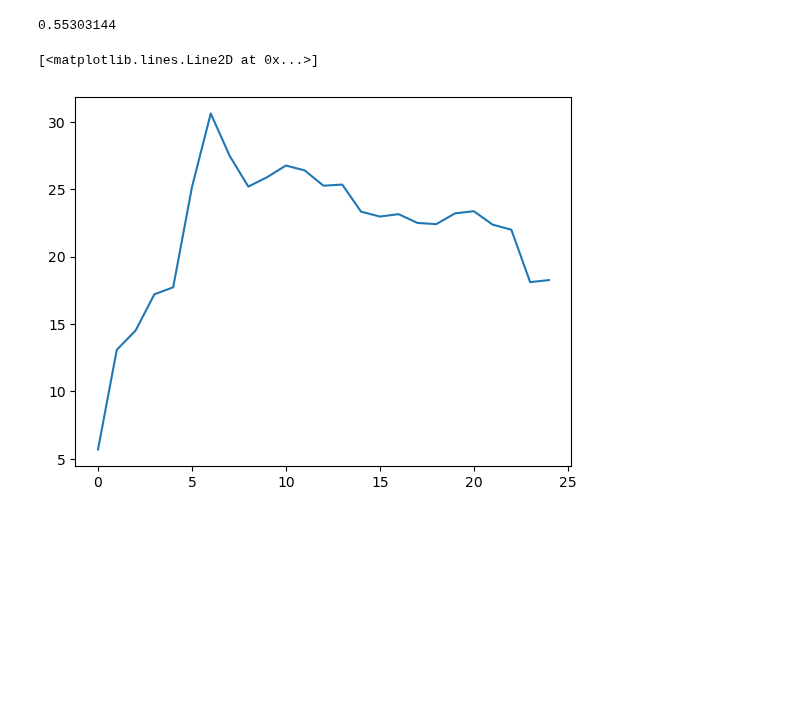
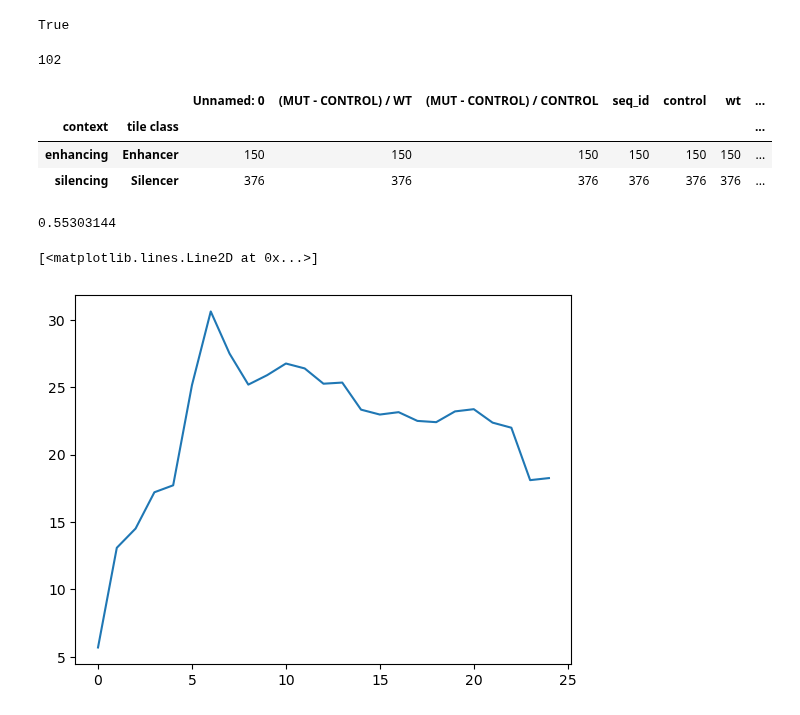
Before and after one commit to p-koo/creme-nn, a Jupyter notebook: figures/sevagir.ipynb, the cells around one changed output. Cells and saved outputs as stored; diff of their text form; code cells hidden in the pictures; blank space fills up the shorter version.

```diff
--- a/figures/sevagir.ipynb
+++ b/figures/sevagir.ipynb
@@ -35,3 +68,20 @@ To enable them in other operations, rebuild TensorFlow with the appropriate comp
+# %%
+np.array_equal(cre_tiles_starts, np.array(cre_tiles)[:, 0])
+# %% [output]
+True
+# %%
+len(cre_tiles)
+# %% [output]
+102
+# %%
+cre_df=pd.read_csv( f'../results/summary_csvs/enformer/sufficient_CREs.csv')
+# %%
+cre_df.groupby(['context', 'tile class']).count()
+# %% [output]
+|  |  | Unnamed: 0 | (MUT - CONTROL) / WT | (MUT - CONTROL) / CONTROL | seq_id | control | wt | ... |
+| context | tile class |  |  |  |  |  |  | ... |
+| enhancing | Enhancer | 150 | 150 | 150 | 150 | 150 | 150 | ... |
+| silencing | Silencer | 376 | 376 | 376 | 376 | 376 | 376 | ... |
 # %%
 res_path = '../results/higher_order_test_min/enformer/K562/ABCA5_chr17_69327133_-.pickle'
 # %%
```
Also changed, not shown: parts of 10 cells of this notebook, 8 other files.
